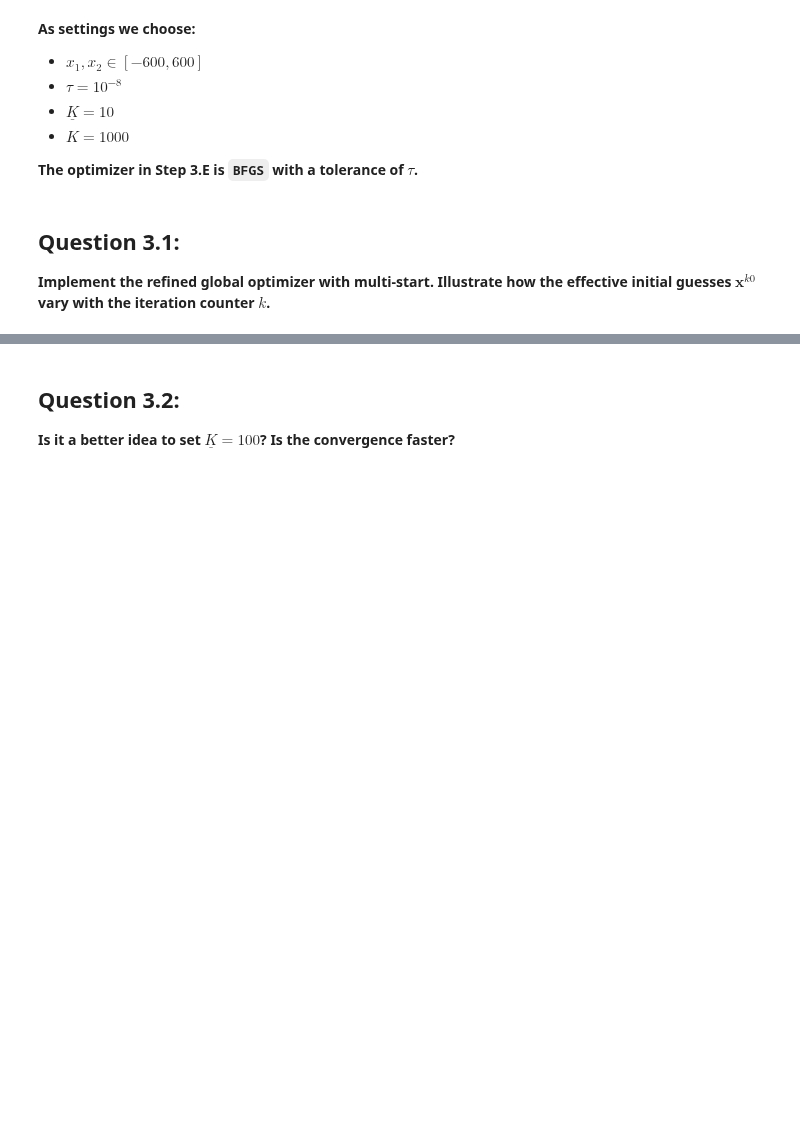
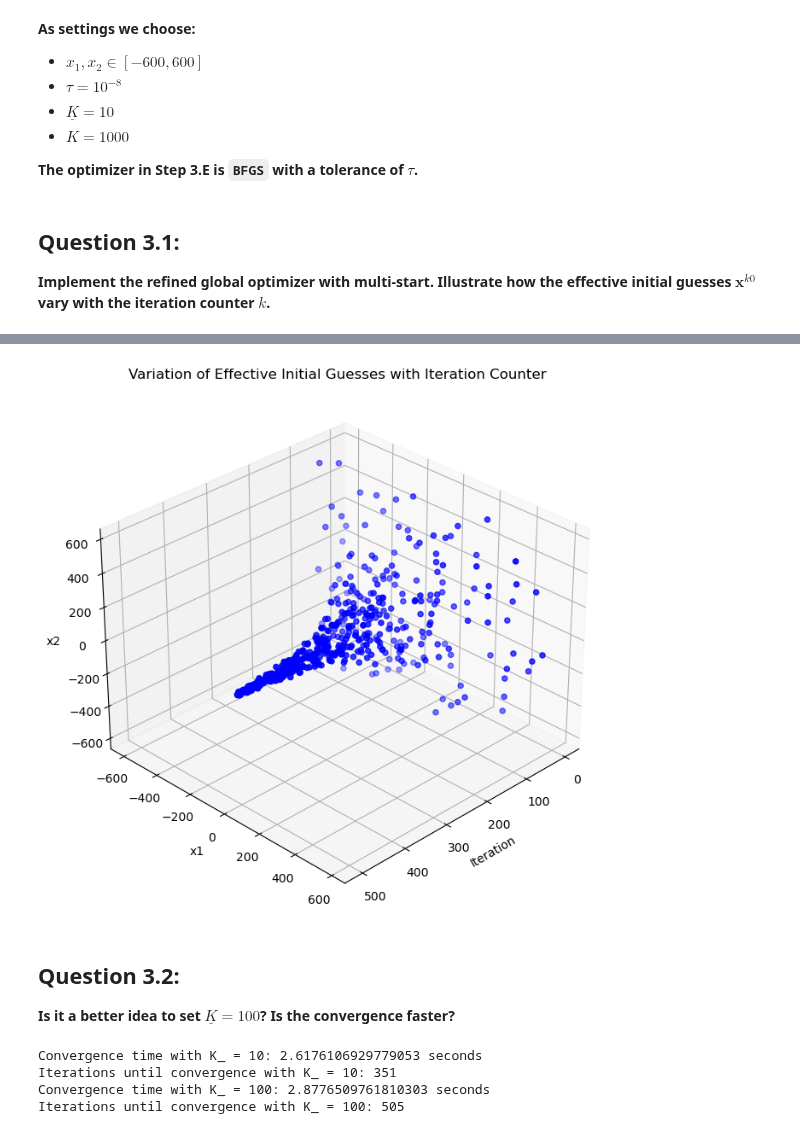
Before and after one commit to NumEconCopenhagen/projects-2023-de-slemme-programmeringsrotter, a Jupyter notebook: examproject/Oliver/Oliver Exam-2023-notebook.ipynb, the cells around one changed output, grey strips where cells are left out. Drawn from its saved outputs; the diff is of its cells as text; code cells hidden in the pictures; blank space fills up the shorter version.

```diff
--- a/examproject/Oliver/Oliver Exam-2023-notebook.ipynb
+++ b/examproject/Oliver/Oliver Exam-2023-notebook.ipynb
@@ -604,3 +688,31 @@ A **refined global optimizer with multi-start is:**
+# %%
+import matplotlib.pyplot as plt
+from mpl_toolkits.mplot3d import Axes3D
+
+# Extract x1, x2, and iteration values from x0_history
+x1_values = [x[0] for x in x0_history]
+x2_values = [x[1] for x in x0_history]
+iteration_values = range(len(x0_history))
+
+# Create a 3D scatter plot
+fig = plt.figure(figsize=(10, 8))
+ax = fig.add_subplot(111, projection='3d')
+
+# Plot the variation of x1, x2, and iteration as individual points
+scatter = ax.scatter(iteration_values, x1_values, x2_values, c='blue', marker='o', label='Effective Initial Guess')
+ax.set_xlabel('Iteration')
+ax.set_ylabel('x1')
+ax.set_zlabel('x2')
+ax.set_title('Variation of Effective Initial Guesses with Iteration Counter')
+
+# Enable interactive rotation
+ax.view_init(elev=30, azim=45)
+ax.mouse_init()
+
+# Show the plot
+plt.show()
+# %% [output]
+[figure, added]
 # %% [markdown]
 ## **Question 3.2:**
 **Is it a better idea to set $\underline{K} = 100$? Is the convergence faster?**
@@ -608,0 +719,21 @@ A **refined global optimizer with multi-start is:**
+# %%
+# Time the optimization process with K_ = 10
+K_warmup = 10
+start_time = time.time()
+best_x, x0_history, iterations = global_optimize(griewank, bounds, tau, K_warmup, K_max)
+end_time = time.time()
+print(f'Convergence time with K_ = 10: {end_time - start_time} seconds')
+print(f'Iterations until convergence with K_ = 10: {iterations}')
+
+# Time the optimization process with K_ = 100
+K_warmup = 100
+start_time = time.time()
+best_x, x0_history, iterations = global_optimize(griewank, bounds, tau, K_warmup, K_max)
+end_time = time.time()
+print(f'Convergence time with K_ = 100: {end_time - start_time} seconds')
+print(f'Iterations until convergence with K_ = 100: {iterations}')
+# %% [output]
+Convergence time with K_ = 10: 2.6176106929779053 seconds
+Iterations until convergence with K_ = 10: 351
+Convergence time with K_ = 100: 2.8776509761810303 seconds
+Iterations until convergence with K_ = 100: 505
```
Also changed, not shown: parts of 8 cells of this notebook, 1 other file.
